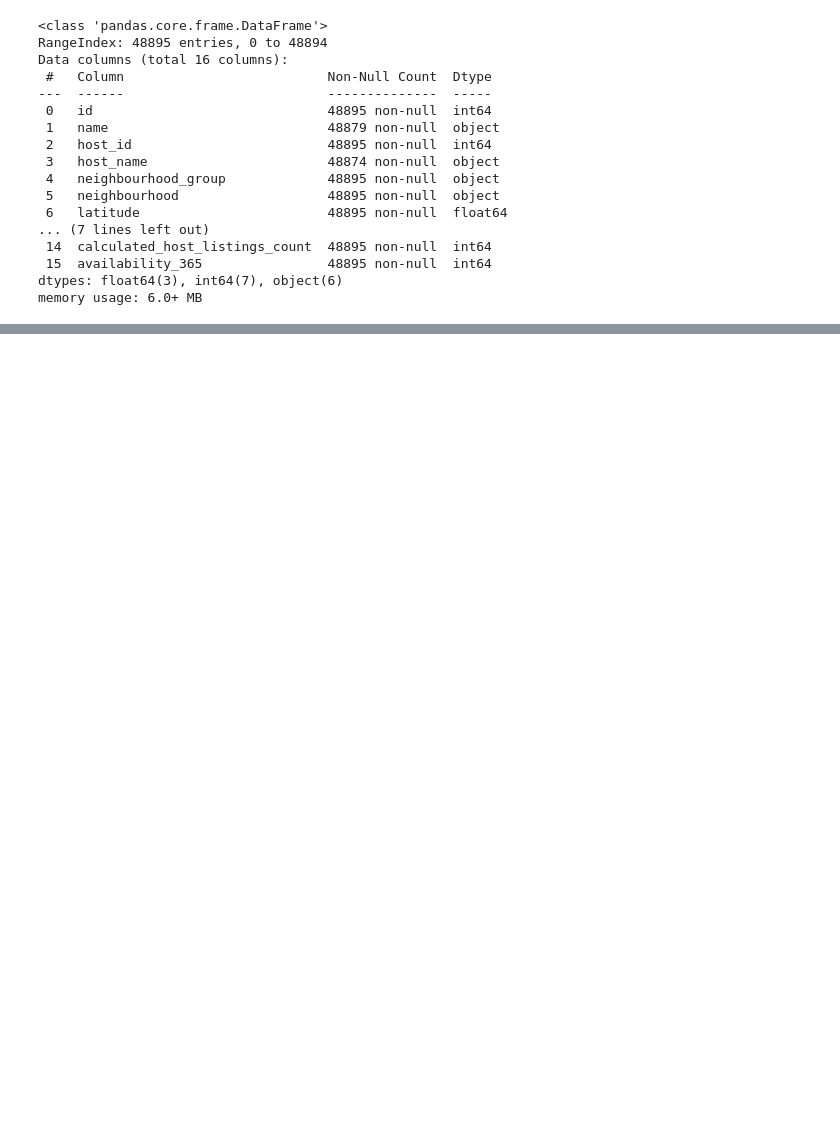
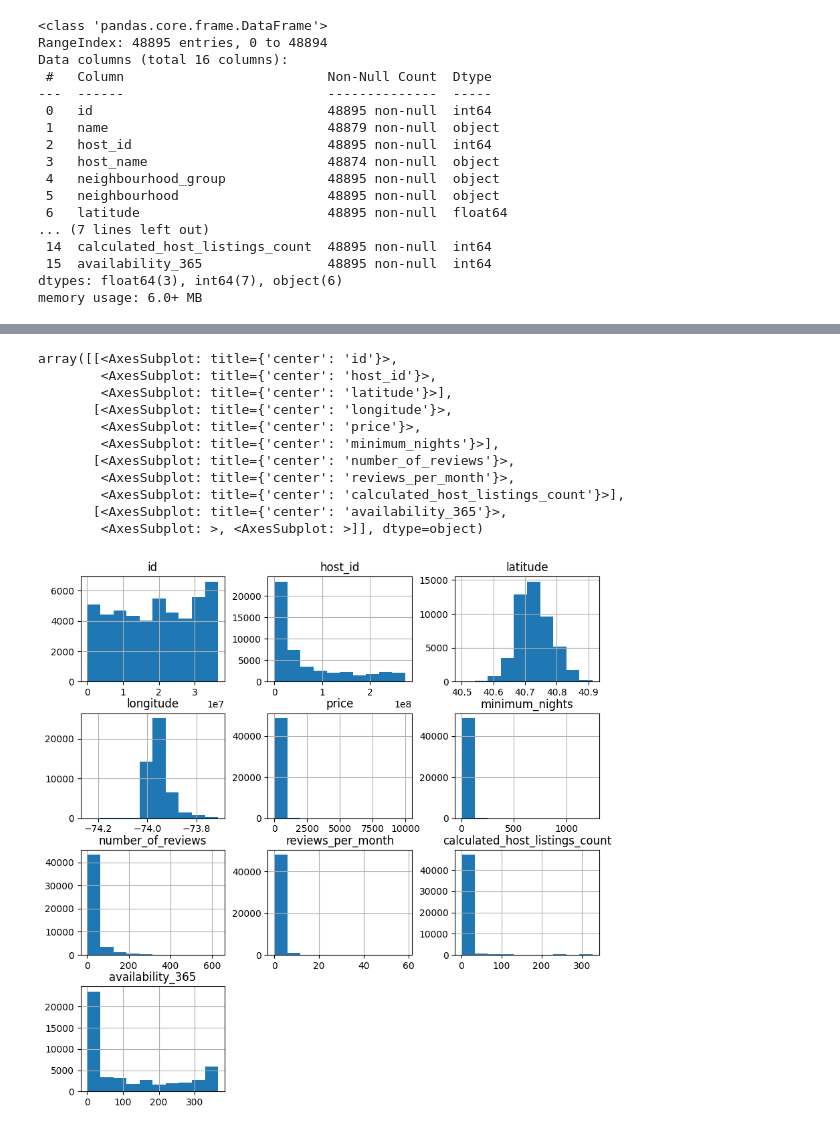
Before and after one commit to AlessandroSignoretto/Programming_project, a Jupyter notebook: Programming_project_pc.ipynb, the cells around one changed output, grey strips where cells are left out. Cells and saved outputs as stored; diff of their text form; code cells hidden in the pictures; blank space fills up the shorter version.

```diff
--- a/Programming_project_pc.ipynb
+++ b/Programming_project_pc.ipynb
@@ -57,0 +93,3 @@ memory usage: 6.0+ MB
+# %%
+NY_dataset.drop(['name', 'host_name', 'last_review'], axis=1, inplace=True)
+NY_dataset.head()
@@ -57,0 +105,2 @@ memory usage: 6.0+ MB
+# %%
+NY_dataset.fillna({'reviews_per_month': 0}, inplace=True)
@@ -57,0 +125,15 @@ memory usage: 6.0+ MB
+# %%
+NY_dataset.hist(figsize=(10,10))
+# %% [output]
+array([[<AxesSubplot: title={'center': 'id'}>,
+        <AxesSubplot: title={'center': 'host_id'}>,
+        <AxesSubplot: title={'center': 'latitude'}>],
+       [<AxesSubplot: title={'center': 'longitude'}>,
+        <AxesSubplot: title={'center': 'price'}>,
+        <AxesSubplot: title={'center': 'minimum_nights'}>],
+       [<AxesSubplot: title={'center': 'number_of_reviews'}>,
+        <AxesSubplot: title={'center': 'reviews_per_month'}>,
+        <AxesSubplot: title={'center': 'calculated_host_listings_count'}>],
+       [<AxesSubplot: title={'center': 'availability_365'}>,
+        <AxesSubplot: >, <AxesSubplot: >]], dtype=object)
+[figure, added]
```
Also changed, not shown: parts of 9 cells of this notebook.
